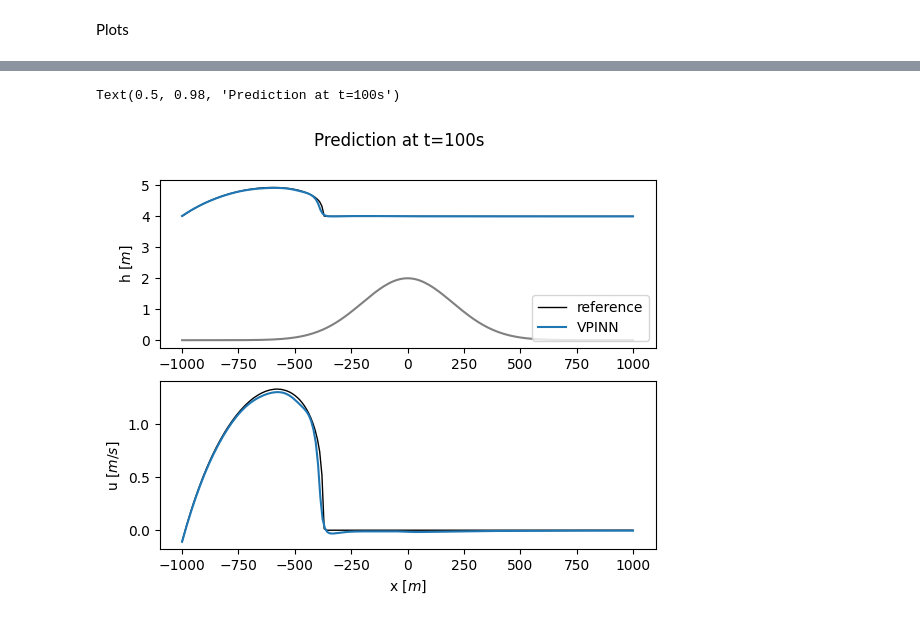
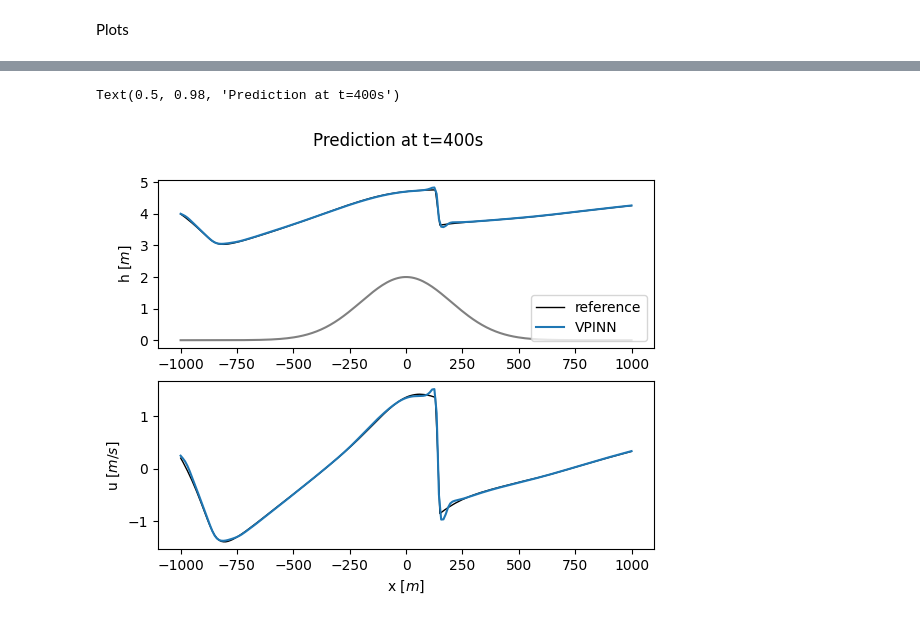
Before and after one commit to HSchmieder/VPINN-1D-SWE, a Jupyter notebook: main.ipynb, the cells around one changed output, grey strips where cells are left out. Saved outputs shown, nothing was run; the diff lists cells and outputs as text; code cells hidden in the pictures.

```diff
--- a/main.ipynb
+++ b/main.ipynb
@@ -118,23 +119,23 @@ plt.yscale("log")
 # %%
 # prediction at specific point in time
-t_pred = 100
+t_pred = 400
 x_pred = torch.linspace(-Xscale,Xscale,200);
 in_pred = torch.hstack((t_pred/Tscale*torch.ones_like(x_pred).reshape(-1,1), (x_pred/Xscale).reshape(-1,1))).to(device)
 pred = SWE_vpinn.forward(in_pred).detach().cpu()
 
 idx = torch.abs(t_ref[:,1]-t_pred).argmin() # find closest reference data w.r.t time
 
 fig, ax = plt.subplots(2,1)
 ax[0].plot(x_ref[idx,:],h_ref[idx,:] + fct_bed(x_ref[idx,:]), 'k', lw=1, label='reference')
 ax[0].plot(x_pred, pred[:,0] + fct_bed(x_pred), label= 'VPINN')
 ax[0].plot(x_pred,fct_bed(x_pred), color='gray')
 ax[1].plot(x_ref[idx,:],u_ref[idx,:], 'k', lw=1)
 ax[1].plot(x_pred,pred[:,1])
 ax[0].legend(loc='lower right')
 ax[0].set_ylabel(r'h [$m$]')
 ax[1].set_xlabel(r'x [$m$]')
 ax[1].set_ylabel(r'u [$m/s$]')
 fig.suptitle(f'Prediction at t={str(t_pred)}s')
 # %% [output]
-Text(0.5, 0.98, 'Prediction at t=100s')
+Text(0.5, 0.98, 'Prediction at t=400s')
-[figure, old version]
+[figure, new version]
```
Also changed, not shown: parts of 4 cells of this notebook, 3 other files.
